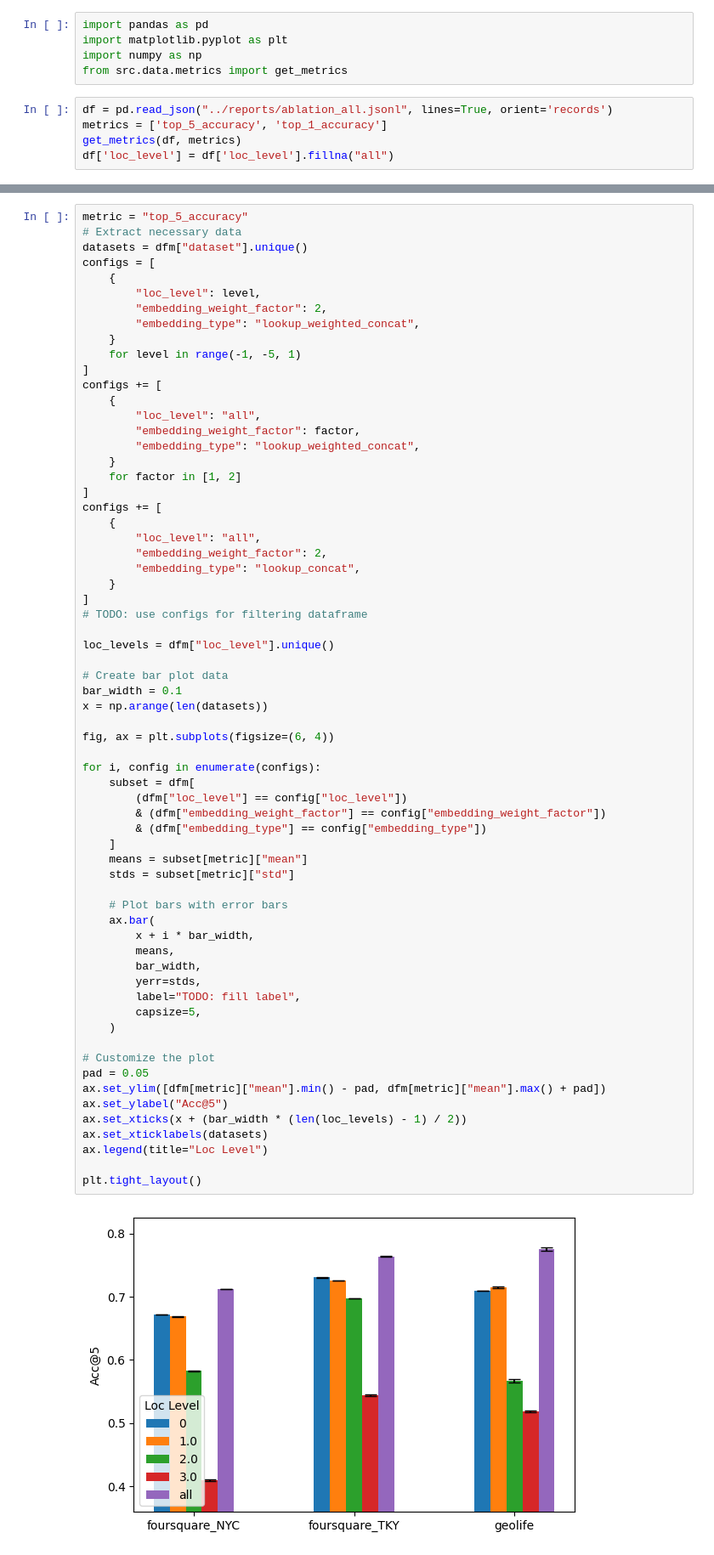
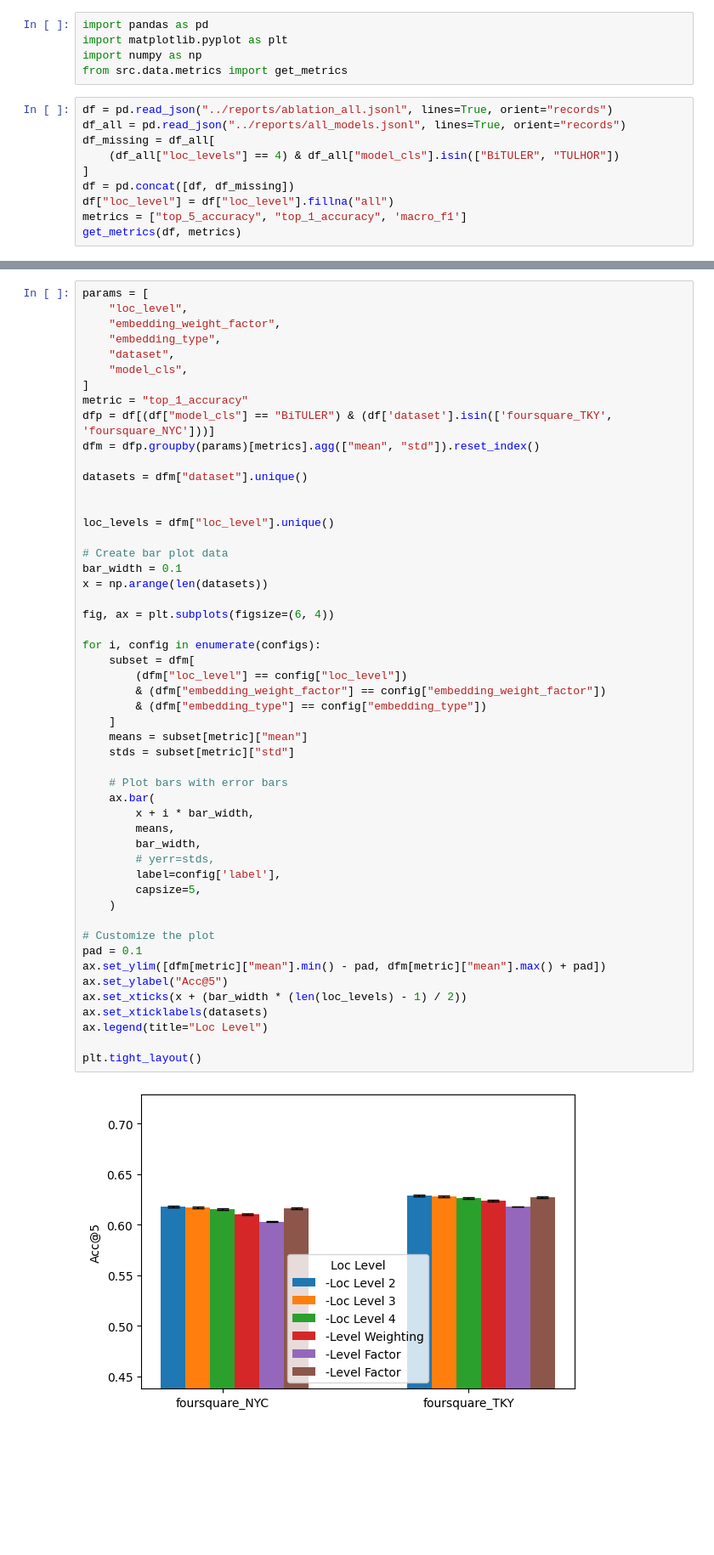
Before and after one commit to lucasczz/MiLES, a Jupyter notebook: notebooks/ablation_all.ipynb, the cells around one changed output, grey strips where cells are left out. Shown: that part at 85% size. Cells and saved outputs as stored; diff of their text form; blank space fills up the shorter version.

```diff
--- a/notebooks/ablation_all.ipynb
+++ b/notebooks/ablation_all.ipynb
@@ -4,7 +4,12 @@ import matplotlib.pyplot as plt
 import numpy as np
 from src.data.metrics import get_metrics
 # %%
-df = pd.read_json("../reports/ablation_all.jsonl", lines=True, orient='records')
-metrics = ['top_5_accuracy', 'top_1_accuracy']
+df = pd.read_json("../reports/ablation_all.jsonl", lines=True, orient="records")
+df_all = pd.read_json("../reports/all_models.jsonl", lines=True, orient="records")
+df_missing = df_all[
+    (df_all["loc_levels"] == 4) & df_all["model_cls"].isin(["BiTULER", "TULHOR"])
+]
+df = pd.concat([df, df_missing])
+df["loc_level"] = df["loc_level"].fillna("all")
+metrics = ["top_5_accuracy", "top_1_accuracy", 'macro_f1']
 get_metrics(df, metrics)
-df['loc_level'] = df['loc_level'].fillna("all")
@@ -15,31 +123,17 @@ dfm = dfp.groupby(['loc_level', 'dataset', 'model_cls'])[metrics].agg(['mean', '
 # %%
-metric = "top_5_accuracy"
-# Extract necessary data
+params = [
+    "loc_level",
+    "embedding_weight_factor",
+    "embedding_type",
+    "dataset",
+    "model_cls",
+]
+metric = "top_1_accuracy"
+dfp = df[(df["model_cls"] == "BiTULER") & (df['dataset'].isin(['foursquare_TKY', 'foursquare_NYC']))]
+dfm = dfp.groupby(params)[metrics].agg(["mean", "std"]).reset_index()
+
 datasets = dfm["dataset"].unique()
-configs = [
-    {
-        "loc_level": level,
-        "embedding_weight_factor": 2,
-        "embedding_type": "lookup_weighted_concat",
-    }
-    for level in range(-1, -5, 1)
-]
-configs += [
-    {
-        "loc_level": "all",
-        "embedding_weight_factor": factor,
-        "embedding_type": "lookup_weighted_concat",
-    }
-    for factor in [1, 2]
-]
-configs += [
-    {
-        "loc_level": "all",
-        "embedding_weight_factor": 2,
-        "embedding_type": "lookup_concat",
-    }
-]
-# TODO: use configs for filtering dataframe
+
 
 loc_levels = dfm["loc_level"].unique()
 
@@ -48,34 +142,34 @@ bar_width = 0.1
 x = np.arange(len(datasets))
 
 fig, ax = plt.subplots(figsize=(6, 4))
 
 for i, config in enumerate(configs):
     subset = dfm[
         (dfm["loc_level"] == config["loc_level"])
         & (dfm["embedding_weight_factor"] == config["embedding_weight_factor"])
         & (dfm["embedding_type"] == config["embedding_type"])
     ]
     means = subset[metric]["mean"]
     stds = subset[metric]["std"]
 
     # Plot bars with error bars
     ax.bar(
         x + i * bar_width,
         means,
         bar_width,
-        yerr=stds,
-        label="TODO: fill label",
+        # yerr=stds,
+        label=config['label'],
         capsize=5,
     )
 
 # Customize the plot
-pad = 0.05
+pad = 0.1
 ax.set_ylim([dfm[metric]["mean"].min() - pad, dfm[metric]["mean"].max() + pad])
 ax.set_ylabel("Acc@5")
 ax.set_xticks(x + (bar_width * (len(loc_levels) - 1) / 2))
 ax.set_xticklabels(datasets)
 ax.legend(title="Loc Level")
 
 plt.tight_layout()
 # %% [output]
-[figure, old version]
+[figure, new version]
```
Also changed, not shown: parts of 6 cells of this notebook, 8 other files.
